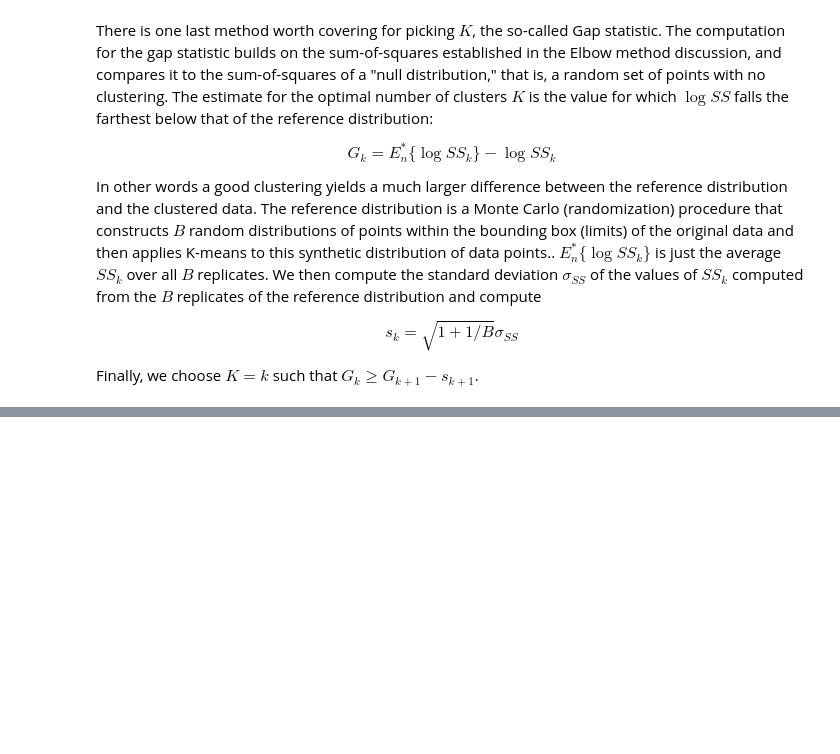
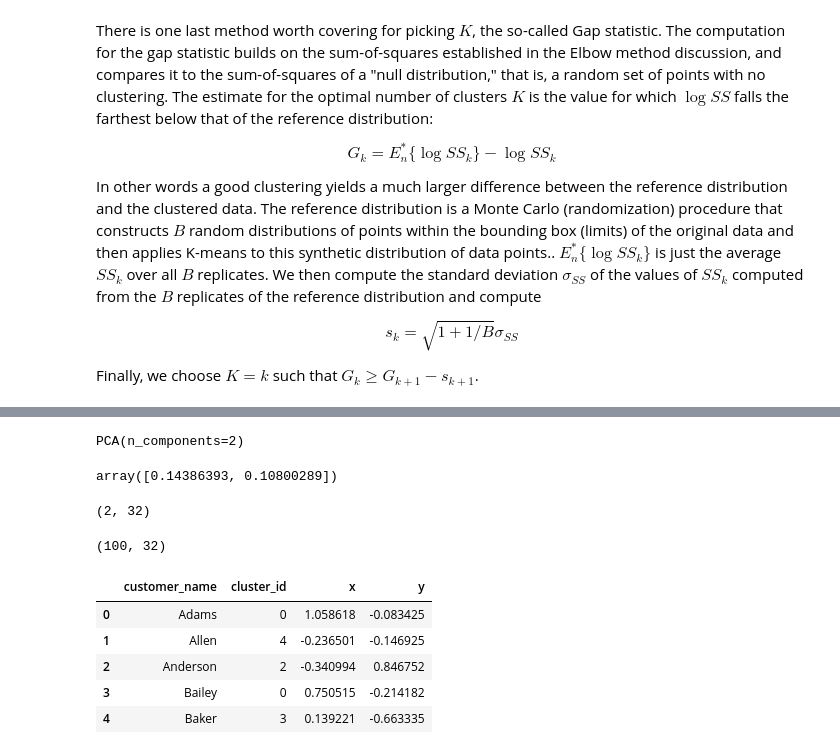
Before and after one commit to nico-corthorn/mec-mini-projects, a Jupyter notebook: mec-16.2.6-clustering-mini-project/Mini_Project_Clustering_Solution.ipynb, the cells around one changed output, grey strips where cells are left out. Drawn from its saved outputs; the diff is of its cells as text; code cells hidden in the pictures; blank space fills up the shorter version.

```diff
--- a/mec-16.2.6-clustering-mini-project/Mini_Project_Clustering_Solution.ipynb
+++ b/mec-16.2.6-clustering-mini-project/Mini_Project_Clustering_Solution.ipynb
@@ -276,0 +314,17 @@ Finally, we choose $K=k$ such that $G_k \geq G_{k+1} - s_{k+1}$.
+# %%
+pca = PCA(n_components=2)
+pca.fit(df_trans.values)
+# %% [output]
+PCA(n_components=2)
+# %%
+pca.explained_variance_ratio_
+# %% [output]
+array([0.14386393, 0.10800289])
+# %%
+pca.components_.shape
+# %% [output]
+(2, 32)
+# %%
+df_trans.values.shape
+# %% [output]
+(100, 32)
@@ -276,0 +335,9 @@ Finally, we choose $K=k$ such that $G_k \geq G_{k+1} - s_{k+1}$.
+# %%
+df_pca.head()
+# %% [output]
+|  | customer_name | cluster_id | x | y |
+| 0 | Adams | 0 | 1.058618 | -0.083425 |
+| 1 | Allen | 4 | -0.236501 | -0.146925 |
+| 2 | Anderson | 2 | -0.340994 | 0.846752 |
+| 3 | Bailey | 0 | 0.750515 | -0.214182 |
+| 4 | Baker | 3 | 0.139221 | -0.663335 |
```
Also changed, not shown: parts of 13 cells of this notebook.
